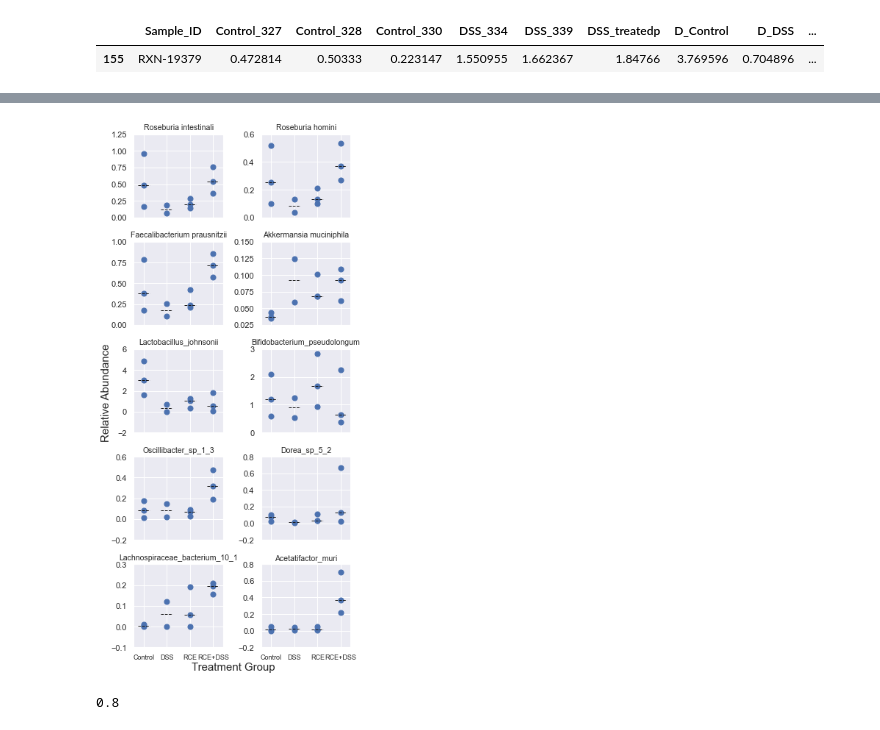
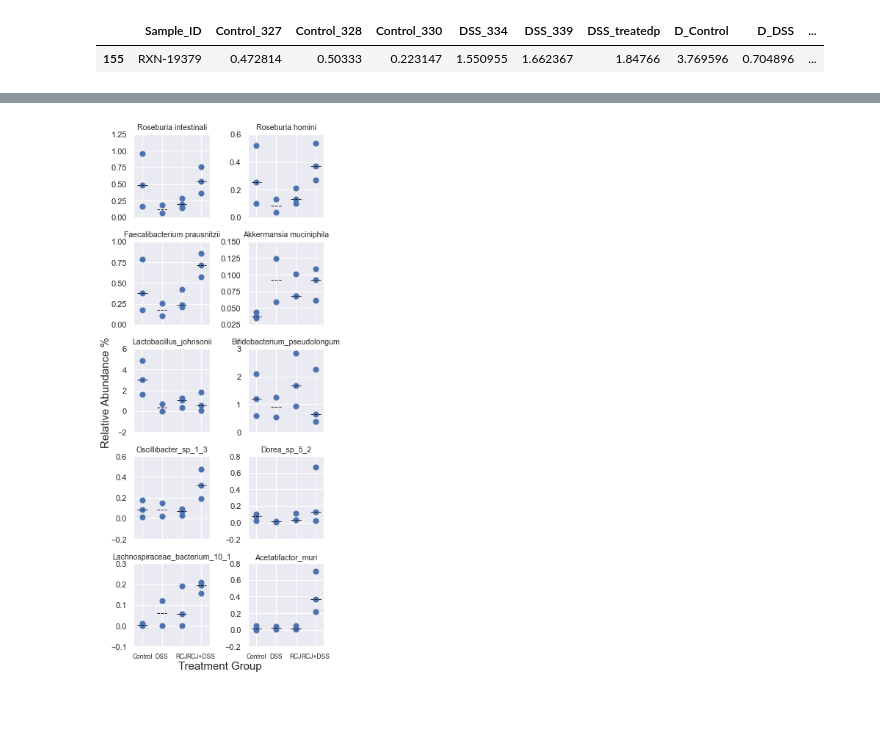
Before and after one commit to chan-csu/RCJ_Megtagenomics, a Jupyter notebook: Data_Analysis/Data_Analysis.ipynb, the cells around one changed output, grey strips where cells are left out. Drawn from its saved outputs; the diff is of its cells as text; code cells hidden in the pictures.

```diff
--- a/Data_Analysis/Data_Analysis.ipynb
+++ b/Data_Analysis/Data_Analysis.ipynb
@@ -495,34 +495,29 @@ for Bac in Desired_Species:
 # %%
 Bac_Names=list([name[-1].strip("s__") for name in Final_Table["Taxon"].str.split("|")])
 # %%
-plt.rcParams["figure.autolayout"] = True
-fig,axs=plt.subplots(int(Final_Table.shape[0]/2),2,figsize=(5, 10.5),sharex=True,constrained_layout=False)
+fig,axs=plt.subplots(int(Final_Table.shape[0]/2),2,figsize=(4.5, 10.5),sharex=True,constrained_layout=False)
 for i in range(Final_Table.shape[0]):
     x=[1,1,1,3,3,5,5,5,7,7,7]
     x1=list(np.linspace(0.5,1.5,100))
     x2=list(np.linspace(2.5,3.5,100))
     x3=list(np.linspace(4.5,5.5,100))
     x4=list(np.linspace(6.5,7.5,100))
     x5=[1,3,3,5,7]
     y=list(Final_Table.iloc[i,[1,2,3,4,5,11,12,13,14,15,16]])
     y1=[statistics.median(y[0:3])]*len(x1)
     y2=[statistics.median(y[3:5])]*len(x1)
     y3=[statistics.median(y[5:8])]*len(x1)
     y4=[statistics.median(y[8:11])]*len(x1)
     y5=Final_Table.iloc[i,[6,7,8,9,10]]
     axs[math.floor(i/2),i%2].plot(x1,y1,x2,y2,x3,y3,x4,y4,color='k',linewidth=1,linestyle="--")
     axs[math.floor(i/2),i%2].scatter(x,y,s=50,cmap='summer')
 #     axs[math.floor(i/2),i%2].scatter(x5,y5,s=70,cmap='r',marker=',')
 
-    axs[math.floor(i/2),i%2].set_xticks([1,3,5,7],['Control','DSS','RCE','RCE+DSS'],fontsize=9)
+    axs[math.floor(i/2),i%2].set_xticks([1,3,5,7],['Control','DSS','RCJ','RCJ+DSS'],fontsize=8.5)
     axs[math.floor(i/2),i%2].set_yticks(axs[math.floor(i/2),i%2].get_yticks(),fontsize=50)
     axs[math.floor(i/2),i%2].set_title(Bac_Names[i],fontsize=10.5)
 fig.text(0.5, 0, 'Treatment Group', ha='center',fontsize=15)
-fig.text(0, 0.5, 'Relative Abundance', va='center', rotation='vertical',fontsize=15)
+fig.text(0, 0.5, 'Relative Abundance %', va='center', rotation='vertical',fontsize=15)
 fig.savefig("Taxa_of_Interest.png",dpi=600,bbox_inches="tight")
 # %% [output]
-[figure, old version]
+[figure, new version]
-# %%
-axs[math.floor(i/2),i%2].get_ylim()[1]
-# %% [output]
-0.8
```
Also changed, not shown: parts of 8 cells of this notebook, 4 other files.
